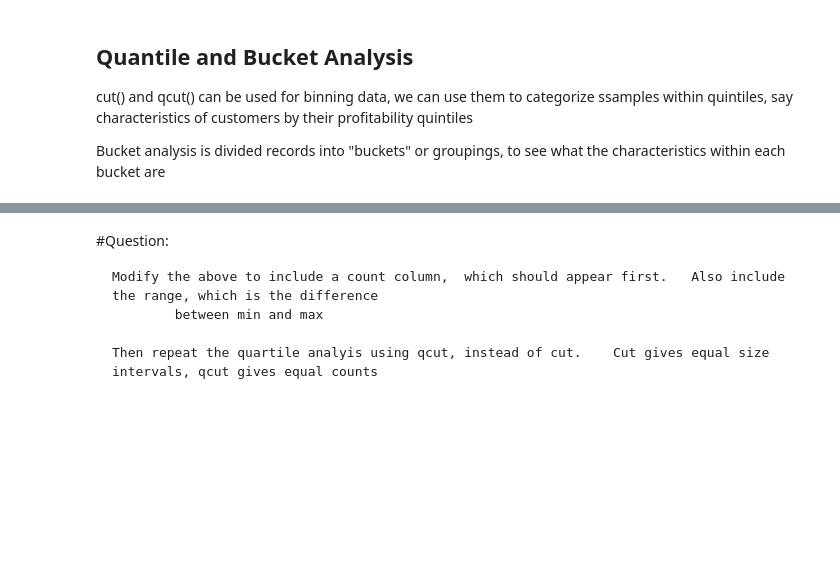
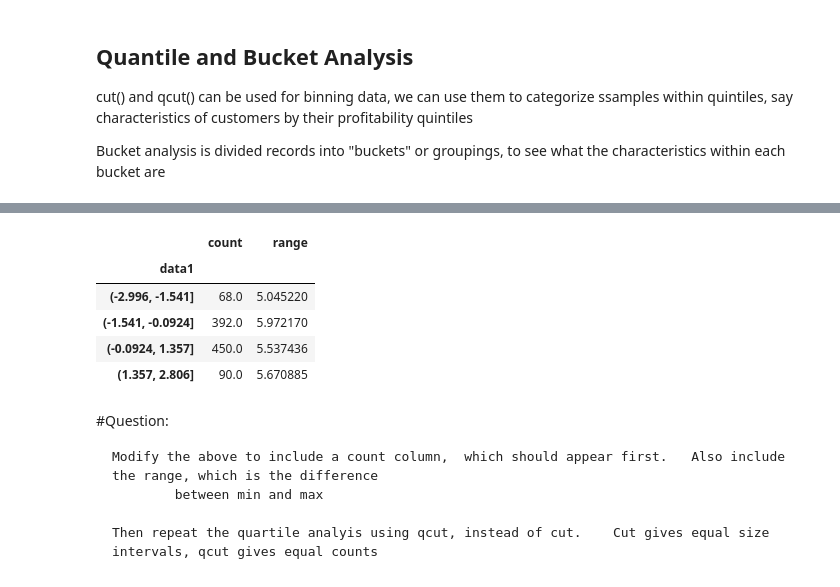
Before and after one commit to 17dmorehouse/DAT_512-Stat.-Approaches-to-Big-Data, a Jupyter notebook: Notes/02.13.2024 Aggregate_and_group.ipynb, the cells around one changed output, grey strips where cells are left out. Drawn from its saved outputs; the diff is of its cells as text; code cells hidden in the pictures; blank space fills up the shorter version.

```diff
--- a/Notes/02.13.2024 Aggregate_and_group.ipynb
+++ b/Notes/02.13.2024 Aggregate_and_group.ipynb
@@ -481,3 +486,12 @@ frame.data2.groupby(quartiles).apply(get_stats).unstack()
+# %%
+frame.data2.groupby(quartiles).apply(get_stats2).unstack()
+# %% [output]
+|  | count | range |
+| data1 |  |  |
+| (-2.996, -1.541] | 68.0 | 5.045220 |
+| (-1.541, -0.0924] | 392.0 | 5.972170 |
+| (-0.0924, 1.357] | 450.0 | 5.537436 |
+| (1.357, 2.806] | 90.0 | 5.670885 |
 # %% [markdown]
 #Question:
 
```
Also changed, not shown: parts of 29 cells of this notebook, 3 other files.
